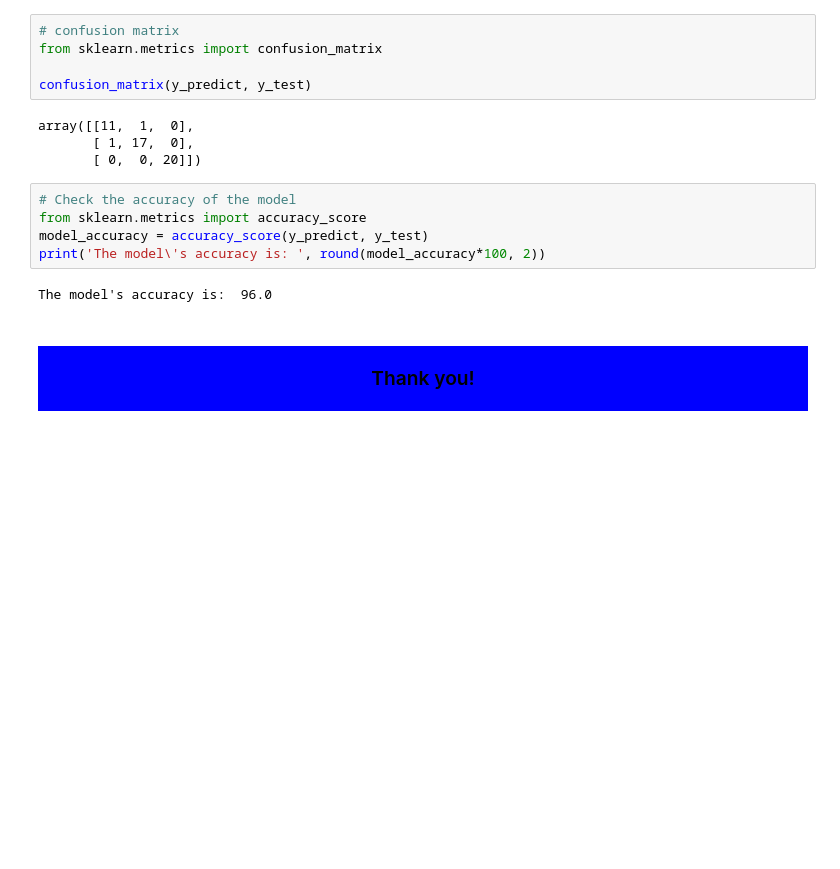
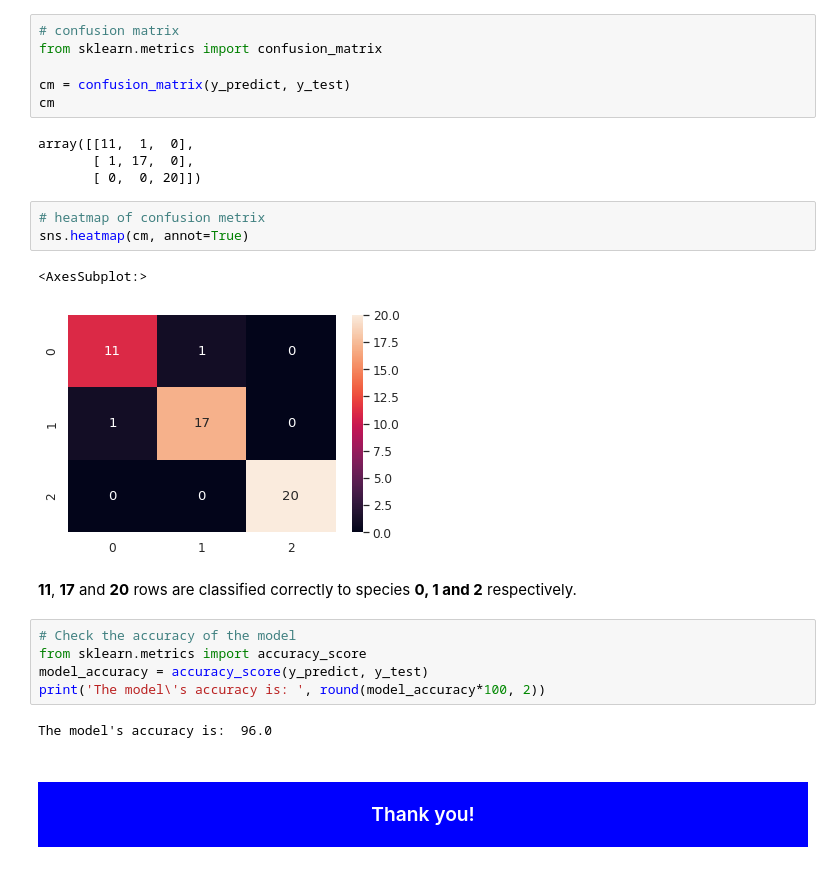
Before and after one commit to hikmatullah-mohammadi/iris-species-prediction, a Jupyter notebook: Iris_specie_prediction.ipynb, the cells around one changed output. Drawn from its saved outputs; the diff is of its cells as text; blank space fills up the shorter version.

```diff
--- a/Iris_specie_prediction.ipynb
+++ b/Iris_specie_prediction.ipynb
@@ -234,11 +246,20 @@ y_predict = dt_model.predict(X_test)
 # confusion matrix
 from sklearn.metrics import confusion_matrix
 
-confusion_matrix(y_predict, y_test)
+cm = confusion_matrix(y_predict, y_test)
+cm
 # %% [output]
 array([[11,  1,  0],
        [ 1, 17,  0],
        [ 0,  0, 20]])
+# %%
+# heatmap of confusion metrix
+sns.heatmap(cm, annot=True)
+# %% [output]
+<AxesSubplot:>
+[figure, added]
+# %% [markdown]
+**11**, **17** and **20** rows are classified correctly to species **0, 1 and 2** respectively.
 # %%
 # Check the accuracy of the model
 from sklearn.metrics import accuracy_score
@@ -247,5 +268,5 @@ print('The model\'s accuracy is: ', round(model_accuracy*100, 2))
 # %% [output]
 The model's accuracy is:  96.0
 # %% [markdown]
-<h3 style='text-align:center;background:blue;padding:20px'>
+<h3 style='text-align:center;background:blue;padding:20px;color: white'>
 Thank you!</h3>
```
Also changed, not shown: parts of 12 cells of this notebook.
